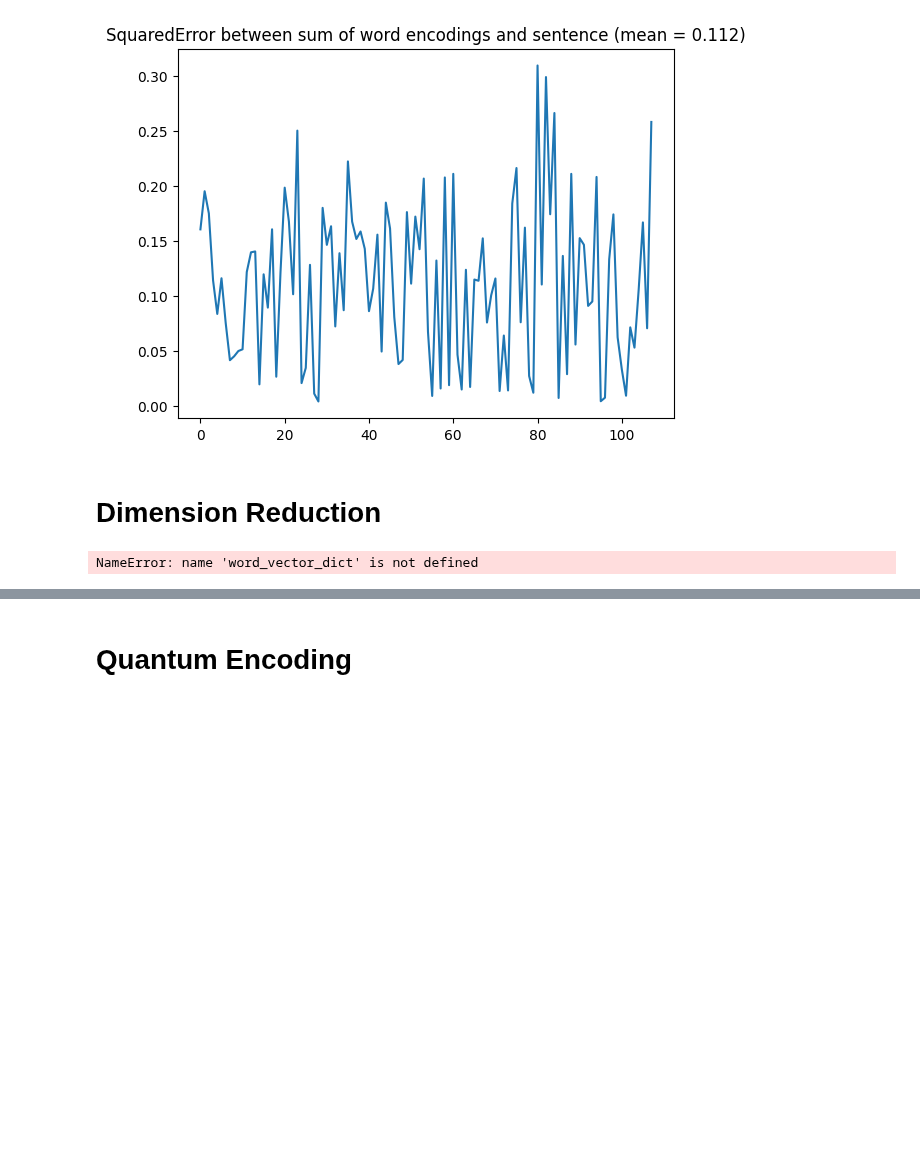
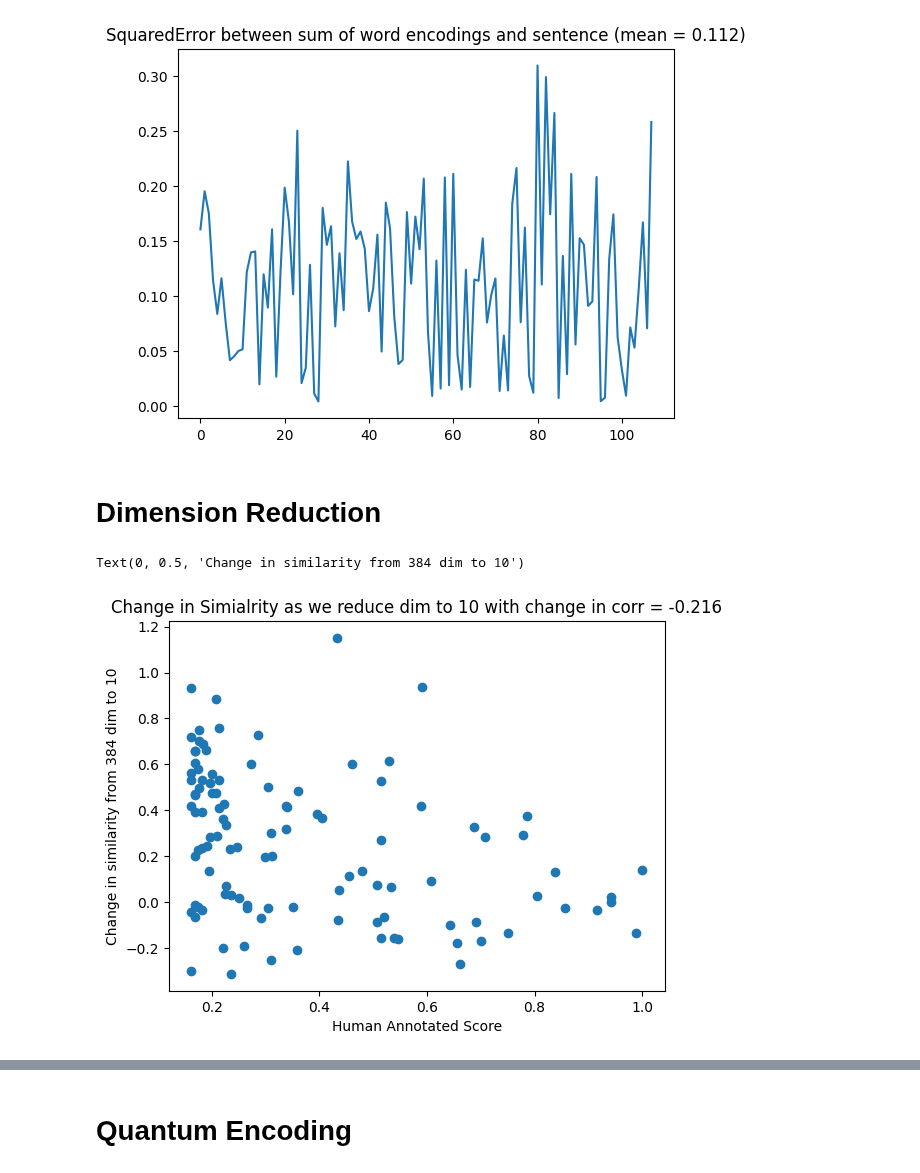
Before and after one commit to henry-dev-atkins/QNLP_MasterWork, a Jupyter notebook: IanMeeting.ipynb, the cells around one changed output, grey strips where cells are left out. Cells and saved outputs as stored; diff of their text form; code cells hidden in the pictures; blank space fills up the shorter version.

```diff
--- a/IanMeeting.ipynb
+++ b/IanMeeting.ipynb
@@ -186,23 +189,24 @@ for i, word in enumerate(unique_word_list):
 # %%
 similarities = []
 for ind, row in grouped_data.iterrows():
 	rows_embeddings = []
 	sent1 = word_vector_dict[row['subject1']][384] + word_vector_dict[row['verb1']][384] + word_vector_dict[row['object1']][384]
 	sent2 = word_vector_dict[row['subject2']][384] + word_vector_dict[row['verb2']][384] + word_vector_dict[row['object2']][384]
 
 	sent1_low_dim = word_vector_dict[row['subject1']]["pca_"+str(pca_dim)] + word_vector_dict[row['verb1']]["pca_"+str(pca_dim)] + word_vector_dict[row['object1']]["pca_"+str(pca_dim)]
 	sent2__low_dim = word_vector_dict[row['subject2']]["pca_"+str(pca_dim)] + word_vector_dict[row['verb2']]["pca_"+str(pca_dim)] + word_vector_dict[row['object2']]["pca_"+str(pca_dim)]
 	similarities.append([1-cosine(sent1, sent2), 1-cosine(sent1_low_dim, sent2__low_dim)])
 
 similarities = np.array(similarities)
 plt.scatter(grouped_data['score'], similarities[:,0]-similarities[:,1])
 plt.title("Change in Simialrity as we reduce dim to "+str(pca_dim) +" with change in corr = "+str(
-	np.round(grouped_data['score'].corr(pd.Series(similarities[:,1]), numeric_only = True,  method='spearman') - grouped_data['score'].corr(pd.Series(similarities[:,0]), numeric_only = True,  method='spearman'), 3)
+	np.round(grouped_data['score'].corr(pd.Series(similarities[:,1]), method='spearman') - grouped_data['score'].corr(pd.Series(similarities[:,0]), method='spearman'), 3)
 	))
 plt.xlabel("Human Annotated Score")
 plt.ylabel("Change in similarity from 384 dim to "+str(pca_dim))
 # %% [output]
-NameError: name 'word_vector_dict' is not defined
+Text(0, 0.5, 'Change in similarity from 384 dim to 10')
+[figure, added]
 # %%
 grouped_data['PCA_'+str(pca_dim)] = similarities[:,1]
 grouped_data.corr(numeric_only = True, method='spearman')
```
Also changed, not shown: parts of 12 cells of this notebook.
